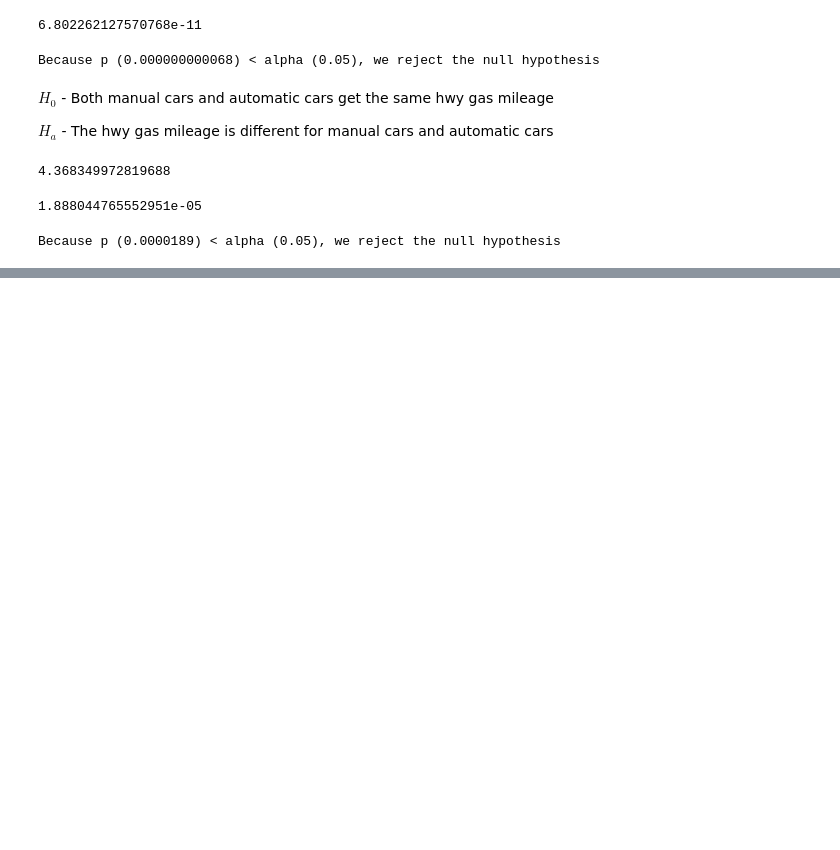
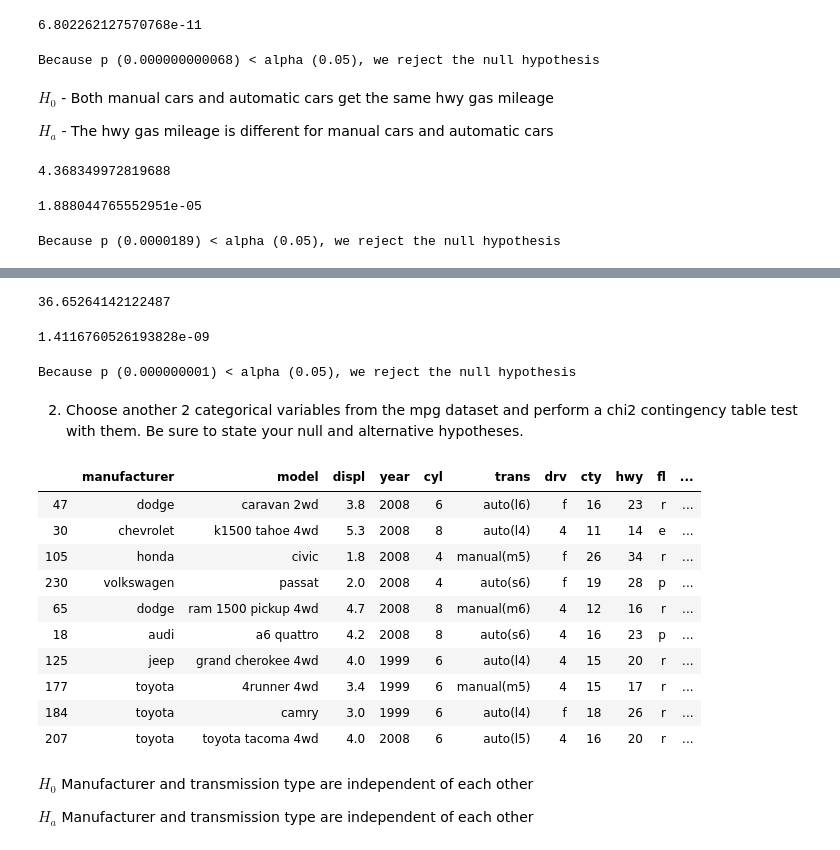
Before and after one commit to yvonneking1/statistics-exercises, a Jupyter notebook: hypothesis_testing.ipynb, the cells around one changed output, grey strips where cells are left out. Cells and saved outputs as stored; diff of their text form; code cells hidden in the pictures; blank space fills up the shorter version.

```diff
--- a/hypothesis_testing.ipynb
+++ b/hypothesis_testing.ipynb
@@ -241,0 +495,31 @@ Because p (0.0000189) < alpha (0.05), we reject the null hypothesis
+# %%
+chi2
+# %% [output]
+36.65264142122487
+# %%
+p
+# %% [output]
+1.4116760526193828e-09
+# %%
+print(f'''
+Because p ({p:.9f}) < alpha ({alpha}), we reject the null hypothesis''')
+# %% [output]
+Because p (0.000000001) < alpha (0.05), we reject the null hypothesis
+# %% [markdown]
+2. Choose another 2 categorical variables from the mpg dataset and perform a chi2 contingency table test with them. Be sure to state your null and alternative hypotheses.
+# %%
+mpg = data("mpg")
+# %%
+mpg.sample(10)
+# %% [output]
+|  | manufacturer | model | displ | year | cyl | trans | drv | cty | hwy | fl | ... |
+| 47 | dodge | caravan 2wd | 3.8 | 2008 | 6 | auto(l6) | f | 16 | 23 | r | ... |
+| 30 | chevrolet | k1500 tahoe 4wd | 5.3 | 2008 | 8 | auto(l4) | 4 | 11 | 14 | e | ... |
+| 105 | honda | civic | 1.8 | 2008 | 4 | manual(m5) | f | 26 | 34 | r | ... |
+| 230 | volkswagen | passat | 2.0 | 2008 | 4 | auto(s6) | f | 19 | 28 | p | ... |
+| 65 | dodge | ram 1500 pickup 4wd | 4.7 | 2008 | 8 | manual(m6) | 4 | 12 | 16 | r | ... |
+| 18 | audi | a6 quattro | 4.2 | 2008 | 8 | auto(s6) | 4 | 16 | 23 | p | ... |
+| 125 | jeep | grand cherokee 4wd | 4.0 | 1999 | 6 | auto(l4) | 4 | 15 | 20 | r | ... |
+| 177 | toyota | 4runner 4wd | 3.4 | 1999 | 6 | manual(m5) | 4 | 15 | 17 | r | ... |
+| 184 | toyota | camry | 3.0 | 1999 | 6 | auto(l4) | f | 18 | 26 | r | ... |
+| 207 | toyota | toyota tacoma 4wd | 4.0 | 2008 | 6 | auto(l5) | 4 | 16 | 20 | r | ... |
@@ -241,0 +529,4 @@ Because p (0.0000189) < alpha (0.05), we reject the null hypothesis
+# %% [markdown]
+$H_0$ Manufacturer and transmission type are independent of each other
+
+$H_a$ Manufacturer and transmission type are independent of each other
```
Also changed, not shown: parts of 85 cells of this notebook.
